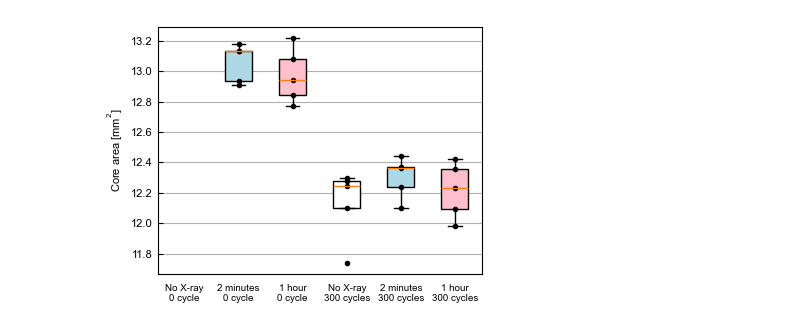
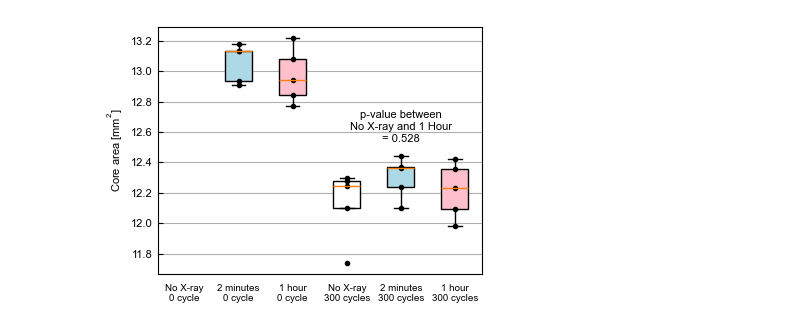
Before and after one commit to jinhongm-umich/X-ray-influence, a Jupyter notebook: Clean fig4.ipynb, the cells around one changed output. Cells and saved outputs as stored; diff of their text form; code cells hidden in the pictures.

```diff
--- a/Clean fig4.ipynb
+++ b/Clean fig4.ipynb
@@ -35,53 +38,45 @@ rcParams['ytick.direction'] = 'in'
 # %%
-import pandas as pd
-import matplotlib.pyplot as plt
-
-# 파일 경로 설정
-file_path = 'EVE before and after core area.csv'
-data = pd.read_csv(file_path)
-
-# 순서 지정
-order = ['No X-ray - 0 cycle', '2 minutes - 0 cycle', '1 hour - 0 cycle',
-         'No X-ray - 300 cycles', '2 minutes - 300 cycles', '1 hour - 300 cycles']
-
-# 그룹을 순서대로 설정
-data['Group'] = pd.Categorical(data['Group'], categories=order, ordered=True)
+# No X-ray - 300 cycles과 1 hour - 300 cycles 데이터 추출 및 p-value 계산
+group_no_xray_300 = data[data['Group'] == 'No X-ray - 300 cycles']['Average']
+group_1hour_300 = data[data['Group'] == '1 hour - 300 cycles']['Average']
+p_value_no_xray_vs_1hour_300 = calculate_pvalue(group_no_xray_300, group_1hour_300)
 
 # 플롯 크기 설정
 fig, ax = plt.subplots(figsize=(fig_width, fig_height))
 
 # 박스 플롯 그리기
 boxplot = ax.boxplot([data[data['Group'] == group]['Average'] for group in order],
                      patch_artist=True, showfliers=False)
 
-# 박스 색깔 설정 (2 minutes는 파랑, 1 hour은 빨강)
-colors =['white', '#ADD8E6', '#FFC0CB', 'white', '#ADD8E6', '#FFC0CB']  # 파스텔 핑크, 블루, 라이트 핑크
-
+# 박스 색깔 설정
+colors = ['white', '#ADD8E6', '#FFC0CB', 'white', '#ADD8E6', '#FFC0CB']
 
 # 각 박스의 색깔 적용
 for patch, color in zip(boxplot['boxes'], colors):
     patch.set_facecolor(color)
 
 # 개별 데이터 포인트 오버레이
 for i, group in enumerate(order):
     group_data = data[data['Group'] == group]
-    ax.plot([i+1] * len(group_data), group_data['Average'], 'ko', markersize=3)  # 'ko'는 검은색 점
+    ax.plot([i+1] * len(group_data), group_data['Average'], 'ko', markersize=3)
 
 # x축 레이블에서 '-'을 기준으로 줄바꿈
 group_labels = [group.replace(' - ', '\n') for group in order]
 
 # 제목 및 라벨 설정
-
 ax.set_ylabel('Core area [mm$^2$]')
 ax.set_xticklabels(group_labels, rotation=0, fontsize=7)
 
 # 그리드 추가
 ax.grid(axis='y')
 
+# p-value를 그래프 위에 플랏 (No X-ray - 300 cycles vs 1 hour - 300 cycles)
+ax.text(5, np.max(group_no_xray_300) + 0.24, f'p-value between\nNo X-ray and 1 Hour\n= {p_value_no_xray_vs_1hour_300:.3f}', ha='center', fontsize=8)
+#plt.figtext(0.5, 1.0, 'p-value: between No X-ray and 1 Hour', fontsize=8, ha='left', va='top')
 # 레이아웃 조정
 plt.tight_layout()
 
 # 플롯 보여주기
 plt.show()
 # %% [output]
-[figure, old version]
+[figure, new version]
```
Also changed, not shown: parts of 1 cell of this notebook, 27 other files.
